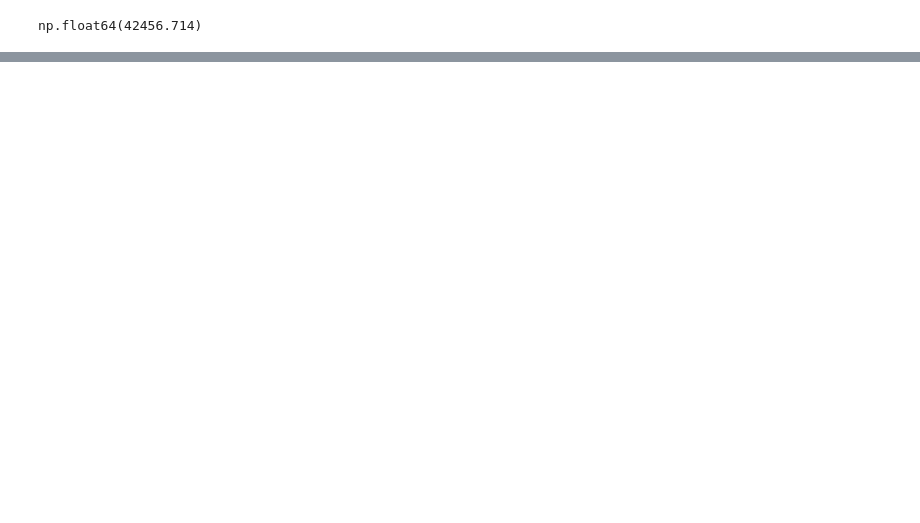
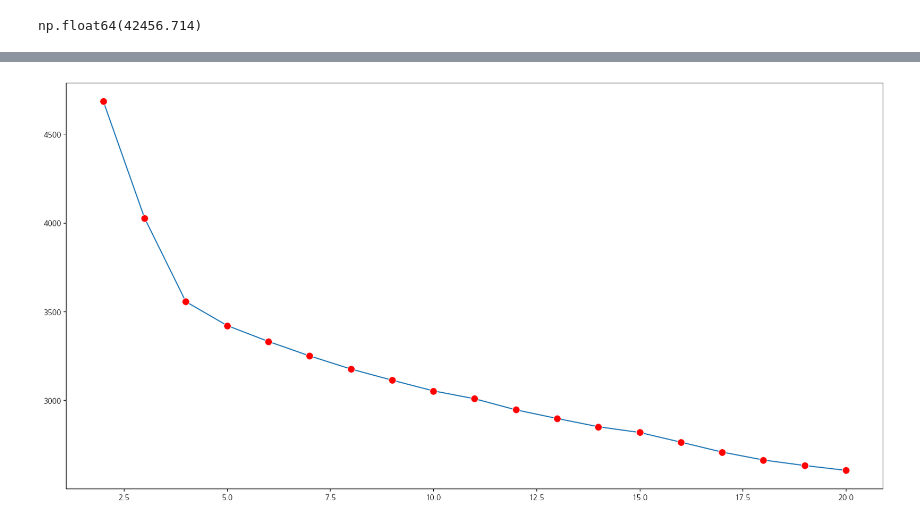
Before and after one commit to ShinJooHyeop/fintech3, a Jupyter notebook: etc/Kaggle_Data.ipynb, the cells around one changed output, grey strips where cells are left out. Drawn from its saved outputs; the diff is of its cells as text; code cells hidden in the pictures; blank space fills up the shorter version.

```diff
--- a/etc/Kaggle_Data.ipynb
+++ b/etc/Kaggle_Data.ipynb
@@ -80,0 +145,4 @@ X_test_norm = preprocessing.normalize(X_test)
+# %%
+cat_cols = data.select_dtypes(include='object')
+cat_cols = pd.get_dummies(cat_cols,drop_first=True)
+cat_cols
@@ -80,0 +163,3 @@ X_test_norm = preprocessing.normalize(X_test)
+# %%
+scaled_df2 = pd.concat([cat_cols,ss_scaled],axis=1)
+scaled_df2
@@ -80,0 +182,5 @@ X_test_norm = preprocessing.normalize(X_test)
+# %%
+km = KMeans(random_state=42)
+km.fit(scaled_df2)
+result = km.labels_
+result
@@ -80,0 +225,7 @@ X_test_norm = preprocessing.normalize(X_test)
+# %%
+inertia = []
+for i in range(2,21):
+    km = KMeans(n_clusters=i,random_state=42)
+    km.fit(scaled_df2)
+    inertia.append(km.inertia_)
+inertia
@@ -80,0 +252,6 @@ X_test_norm = preprocessing.normalize(X_test)
+# %%
+plt.figure(figsize=(20,10))
+sns.lineplot(x=range(2,21),y=inertia, marker='o',markersize=10,markerfacecolor='red')
+plt.show()
+# %% [output]
+[figure, added]
```
Also changed, not shown: parts of 29 cells of this notebook, 5 other files.
